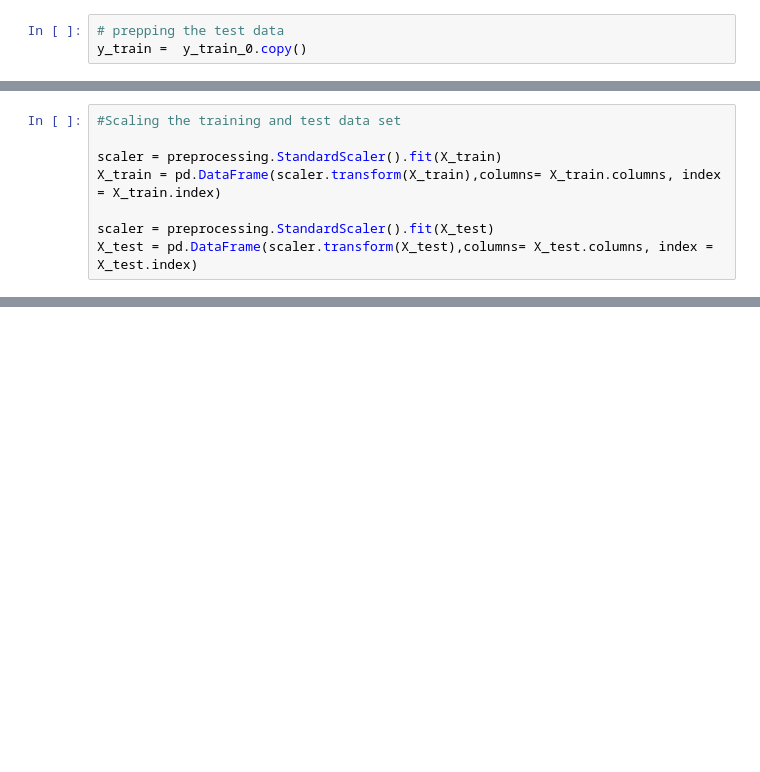
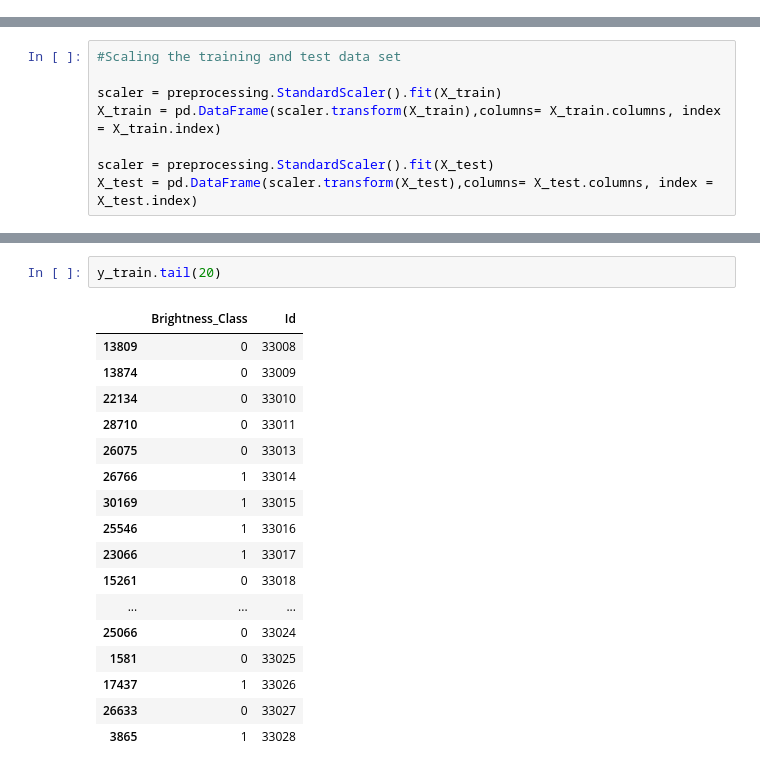
Before and after one commit to gkant06/Binary-Classification, a Jupyter notebook: Classification of Green Fluoroscent Protein .ipynb, the cells around one changed output, grey strips where cells are left out. Cells and saved outputs as stored; diff of their text form; blank space fills up the shorter version.

```diff
--- a/Classification of Green Fluoroscent Protein .ipynb
+++ b/Classification of Green Fluoroscent Protein .ipynb
@@ -118,6 +115,3 @@ X_train.to_csv(r'C:\Users\kantg\OneDrive\Desktop\CMU\ML for Science\HW4\check.cs
 X_train.isnull().any().sum()
 # %% [output]
 0
-# %%
-# prepping the test data
-y_train =  y_train_0.copy()
@@ -158,0 +201,20 @@ ValueError: Found input variables with inconsistent numbers of samples: [31029,
+# %%
+y_train.tail(20)
+# %% [output]
+|  | Brightness_Class | Id |
+| 13809 | 0 | 33008 |
+| 13874 | 0 | 33009 |
+| 22134 | 0 | 33010 |
+| 28710 | 0 | 33011 |
+| 26075 | 0 | 33013 |
+| 26766 | 1 | 33014 |
+| 30169 | 1 | 33015 |
+| 25546 | 1 | 33016 |
+| 23066 | 1 | 33017 |
+| 15261 | 0 | 33018 |
+| ... | ... | ... |
+| 25066 | 0 | 33024 |
+| 1581 | 0 | 33025 |
+| 17437 | 1 | 33026 |
+| 26633 | 0 | 33027 |
+| 3865 | 1 | 33028 |
```
Also changed, not shown: parts of 19 cells of this notebook.
